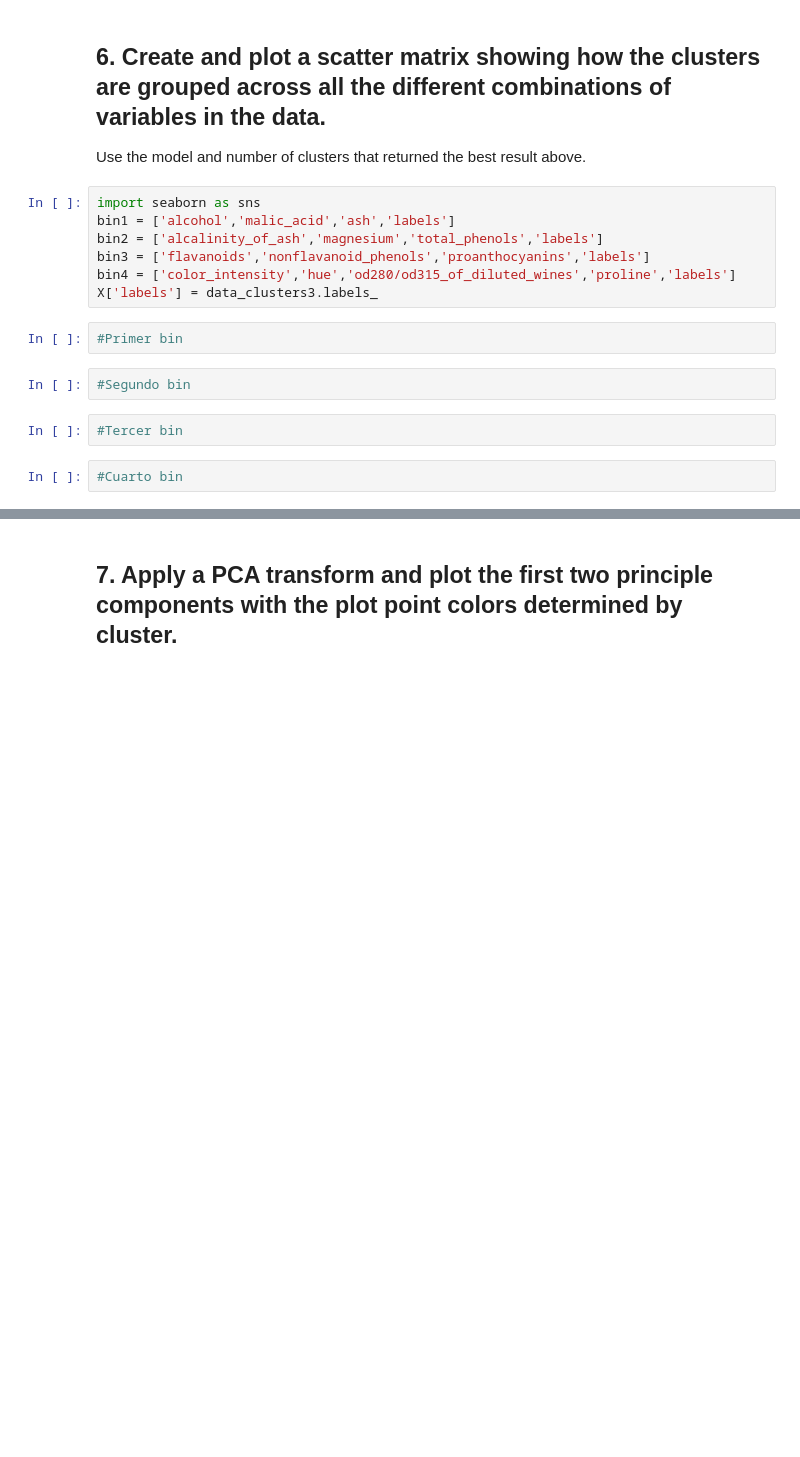
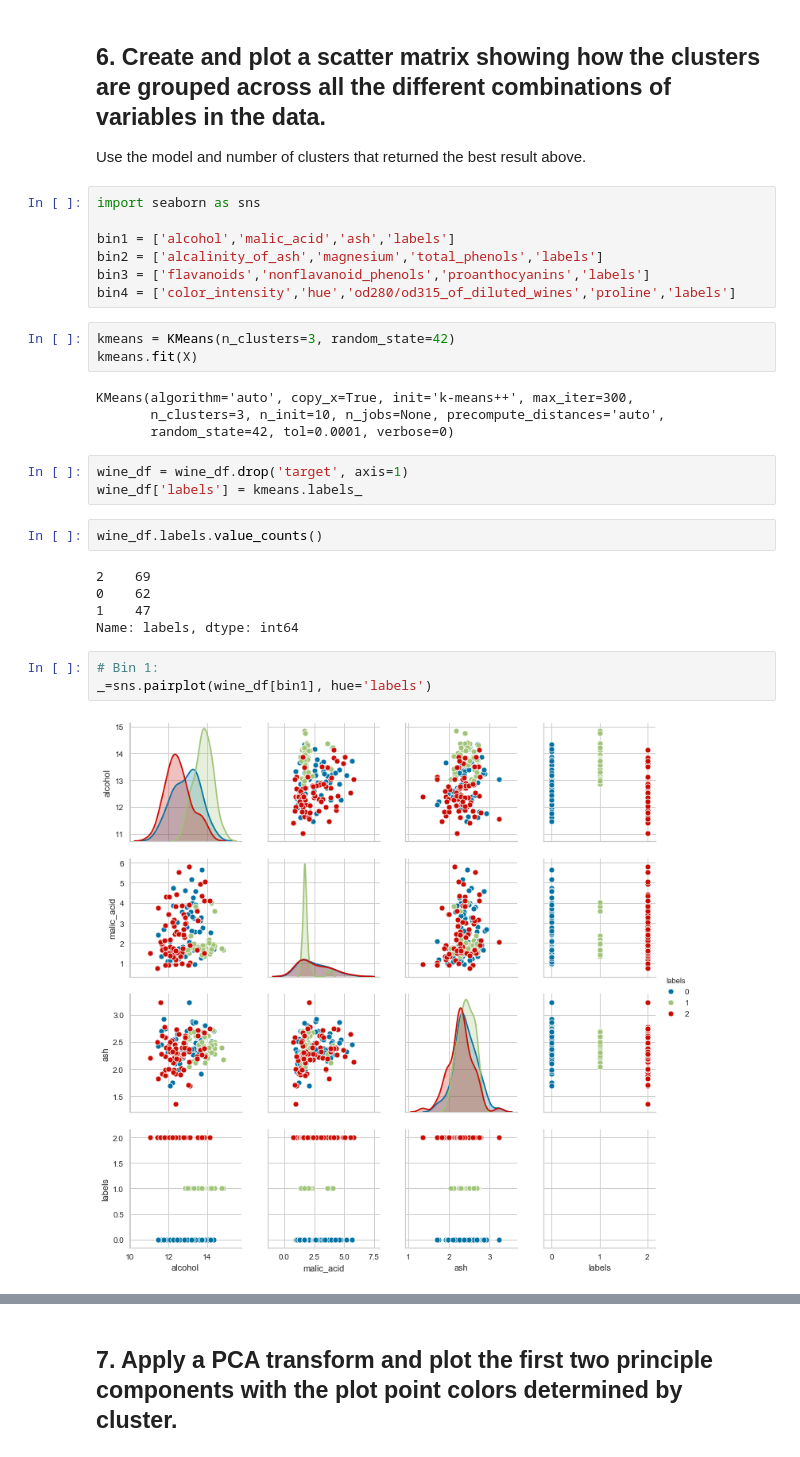
Before and after one commit to ta-datapt-bcn/lab_evaluation, a Jupyter notebook: lab-unsupervised-learning-evaluation/your-code/main.ipynb, the cells around one changed output, grey strips where cells are left out. Saved outputs shown, nothing was run; the diff lists cells and outputs as text; blank space fills up the shorter version.

```diff
--- a/lab-unsupervised-learning-evaluation/your-code/main.ipynb
+++ b/lab-unsupervised-learning-evaluation/your-code/main.ipynb
@@ -38,16 +175,30 @@ from sklearn.cluster import AgglomerativeClustering
 Use the model and number of clusters that returned the best result above.
 # %%
 import seaborn as sns
+
 bin1 = ['alcohol','malic_acid','ash','labels']
 bin2 = ['alcalinity_of_ash','magnesium','total_phenols','labels']
 bin3 = ['flavanoids','nonflavanoid_phenols','proanthocyanins','labels']
 bin4 = ['color_intensity','hue','od280/od315_of_diluted_wines','proline','labels']
-X['labels'] = data_clusters3.labels_
-# %%
-#Primer bin
-# %%
-#Segundo bin
-# %%
-#Tercer bin
-# %%
-#Cuarto bin
+# %%
+kmeans = KMeans(n_clusters=3, random_state=42)
+kmeans.fit(X)
+# %% [output]
+KMeans(algorithm='auto', copy_x=True, init='k-means++', max_iter=300,
+       n_clusters=3, n_init=10, n_jobs=None, precompute_distances='auto',
+       random_state=42, tol=0.0001, verbose=0)
+# %%
+wine_df = wine_df.drop('target', axis=1)
+wine_df['labels'] = kmeans.labels_
+# %%
+wine_df.labels.value_counts()
+# %% [output]
+2    69
+0    62
+1    47
+Name: labels, dtype: int64
+# %%
+# Bin 1:
+_=sns.pairplot(wine_df[bin1], hue='labels')
+# %% [output]
+[figure, added]
```
Also changed, not shown: parts of 23 cells of this notebook, 1 other file.
